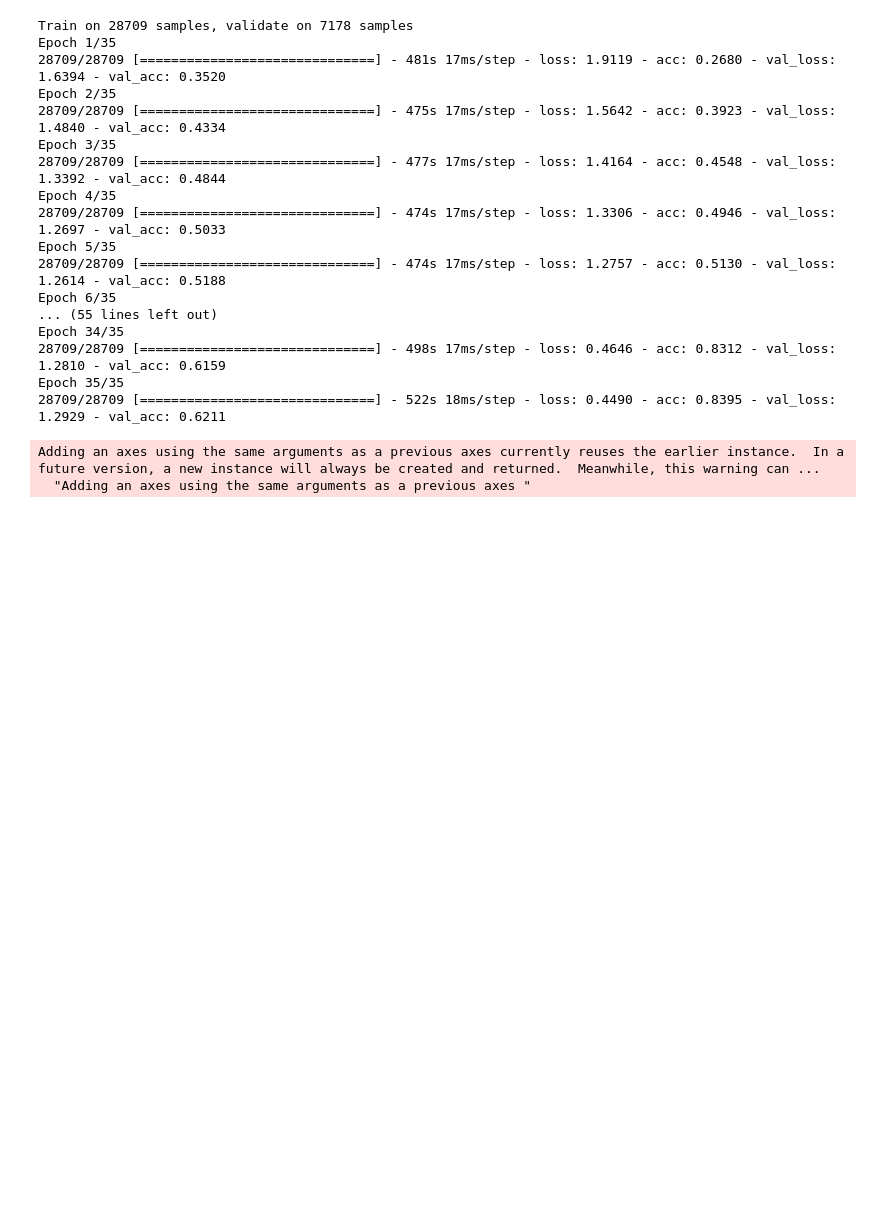
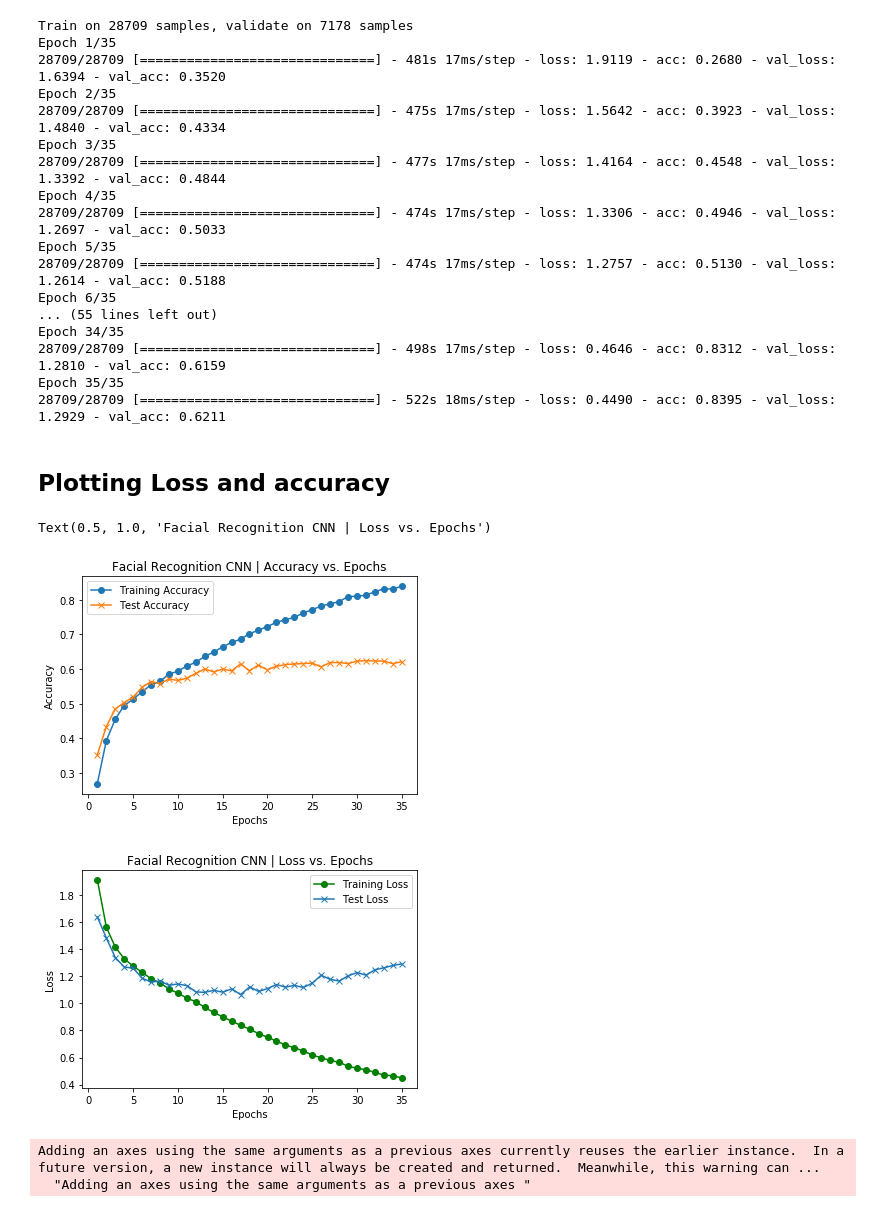
Before and after one commit to sethdumaguin/datax-spotify, a Jupyter notebook: face_data_processing/Face_data_processing_v2.ipynb, the cells around one changed output. Saved outputs shown, nothing was run; the diff lists cells and outputs as text; code cells hidden in the pictures; blank space fills up the shorter version.

Commit message:
Plotted accuracy and loss to CNN

```diff
--- a/face_data_processing/Face_data_processing_v2.ipynb
+++ b/face_data_processing/Face_data_processing_v2.ipynb
@@ -572,3 +572,35 @@ Epoch 34/35
 28709/28709 [==============================] - 498s 17ms/step - loss: 0.4646 - acc: 0.8312 - val_loss: 1.2810 - val_acc: 0.6159
 Epoch 35/35
 28709/28709 [==============================] - 522s 18ms/step - loss: 0.4490 - acc: 0.8395 - val_loss: 1.2929 - val_acc: 0.6211
+# %% [markdown]
+## Plotting Loss and accuracy
+# %%
+# Create Arrays for Loss and Accouracy
+import numpy as np
+import matplotlib.pyplot as plt
+
+x_epoch = np.array(range(35)) + 1
+train_loss = np.array([1.9119, 1.5642, 1.4164, 1.3306, 1.2757, 1.2304, 1.1826, 1.1522, 1.1066, 1.0764, 1.0394, 1.0130, 0.9703, 0.9336, 0.9010, 0.8685, 0.8390, 0.8091, 0.7773, 0.7498, 0.7218, 0.6930, 0.6723, 0.6479, 0.6183, 0.5979, 0.5779, 0.5650, 0.5358, 0.5202, 0.5094, 0.4891, 0.4705, 0.4646, 0.4490])
+val_loss = np.array([1.6394, 1.4840, 1.3392, 1.2697, 1.2614, 1.1867, 1.1586, 1.1655, 1.1352, 1.1440, 1.1321, 1.0851, 1.0824, 1.0971, 1.0835, 1.1083, 1.0659, 1.1224, 1.0891, 1.1099, 1.1403, 1.1208, 1.1338, 1.1183, 1.1505, 1.2087, 1.1780, 1.1658, 1.2041, 1.2286, 1.2096, 1.2496, 1.2638, 1.2810, 1.2929])
+train_acc = np.array([0.2680, 0.3923, 0.4548, 0.4946, 0.5130, 0.5343, 0.5545, 0.5643, 0.5852, 0.5939, 0.6089, 0.6195, 0.6368, 0.6491, 0.6644, 0.6769, 0.6865, 0.7021, 0.7126, 0.7229, 0.7351, 0.7428, 0.7492, 0.7622, 0.7716, 0.7823, 0.7887, 0.7947, 0.8095, 0.8105, 0.8137, 0.8235, 0.8322, 0.8312, 0.8395])
+val_acc = np.array([0.3520, 0.4334, 0.4844, 0.5033, 0.5188, 0.5475, 0.5639, 0.5581, 0.5711, 0.5673, 0.5736, 0.5875, 0.6003, 0.5918, 0.6000, 0.5945, 0.6151, 0.5954, 0.6112, 0.5979, 0.6082, 0.6130, 0.6147, 0.6159, 0.6172, 0.6066, 0.6188, 0.6190, 0.6159, 0.6230, 0.6243, 0.6234, 0.6229, 0.6159, 0.6211])
+
+plt.figure(1)
+plt.plot(x_epoch, train_acc, '-o')
+plt.plot(x_epoch, val_acc, '-x')
+plt.legend(['Training Accuracy', 'Test Accuracy'], loc=0)
+plt.xlabel('Epochs')
+plt.ylabel('Accuracy')
+plt.title('Facial Recognition CNN | Accuracy vs. Epochs')
+
+plt.figure(2)
+plt.plot(x_epoch, train_loss, '-o', color='green')
+plt.plot(x_epoch, val_loss, '-x')
+plt.legend(['Training Loss', 'Test Loss'], loc=0)
+plt.xlabel('Epochs')
+plt.ylabel('Loss')
+plt.title('Facial Recognition CNN | Loss vs. Epochs')
+# %% [output]
+Text(0.5, 1.0, 'Facial Recognition CNN | Loss vs. Epochs')
+[figure, added]
+[figure, added]
```
Also changed, not shown: parts of 1 cell of this notebook, 2 other files.
